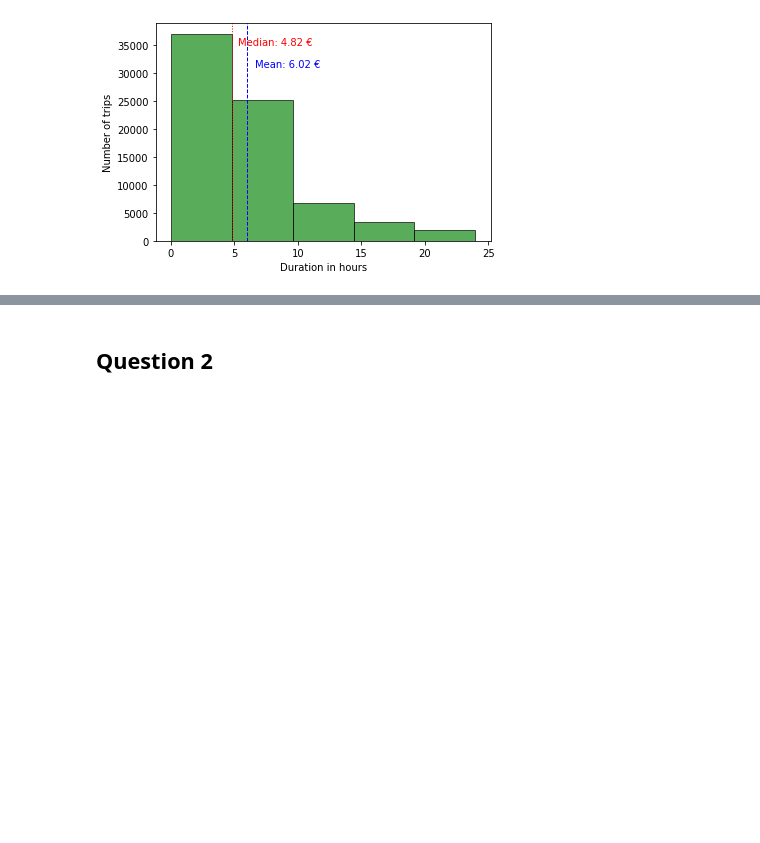
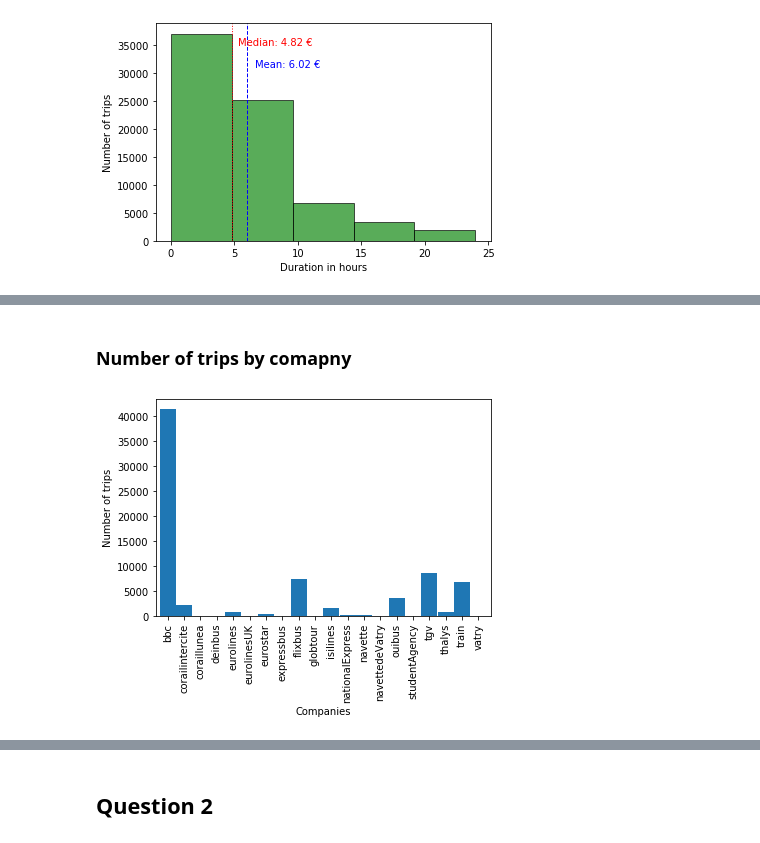
Before and after one commit to hakimhassani97/TripDataCrunching, a Jupyter notebook: main.ipynb, the cells around one changed output, grey strips where cells are left out. Saved outputs shown, nothing was run; the diff lists cells and outputs as text; code cells hidden in the pictures; blank space fills up the shorter version.

```diff
--- a/main.ipynb
+++ b/main.ipynb
@@ -121,0 +130,11 @@ plt.show()
+# %% [markdown]
+### Number of trips by comapny
+# %%
+joined = ticket_data.copy()
+joined['company'] = pd.merge(joined, providers, left_on='company', right_on='id', how='right')['name']
+joined.groupby('company')['company'].count().plot(kind='bar', width=0.98)
+plt.xlabel('Companies')
+plt.ylabel('Number of trips')
+plt.show()
+# %% [output]
+[figure, added]
```
Also changed, not shown: parts of 16 cells of this notebook.
